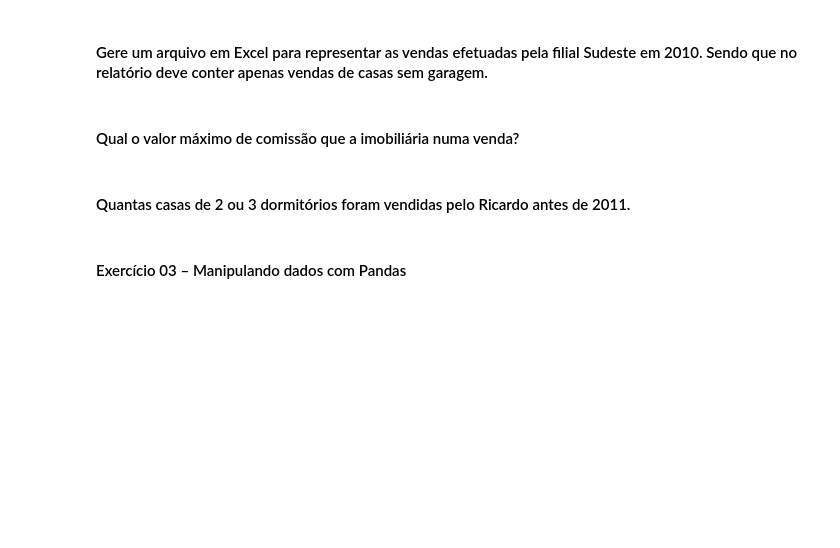
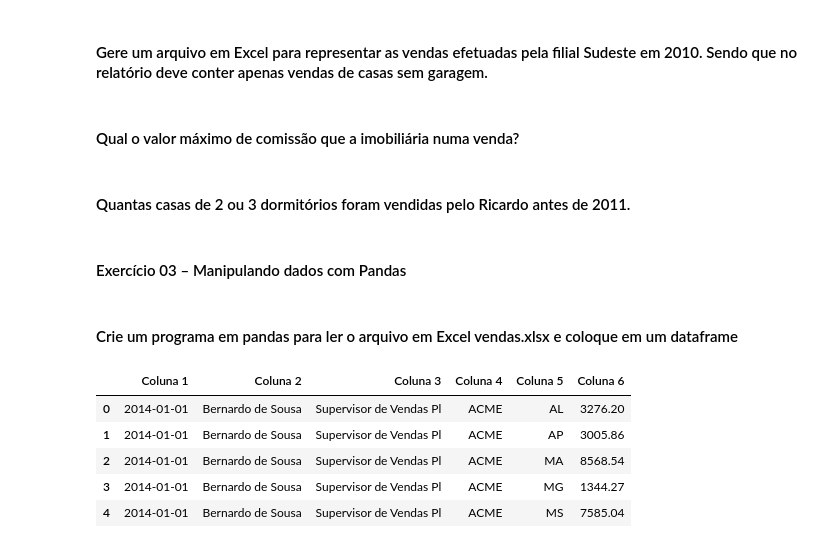
Before and after one commit to carmoemanoel/fundamentos-Big-data-SENAI-Python, a Jupyter notebook: exercícios/lista_05_Exercício.ipynb, the cells around one changed output. Drawn from its saved outputs; the diff is of its cells as text; code cells hidden in the pictures; blank space fills up the shorter version.

Commit message:
Inserindo uma arquivo Vendas.xlsx e iniciando o exercício da lista 05

```diff
--- a/exercícios/lista_05_Exercício.ipynb
+++ b/exercícios/lista_05_Exercício.ipynb
@@ -301,3 +296,23 @@ arquivo_final = 'relatório-vendas-ricardo-2011-2ou3.xlsx'
 df_final.to_excel(caminho_destino + arquivo_final,sheet_name='Ricarso', index=False)
 # %% [markdown]
 #### Exercício 03 – Manipulando dados com Pandas
+# %% [markdown]
+#### Crie um programa em pandas para ler o arquivo em Excel vendas.xlsx e coloque em um dataframe
+# %%
+# importando a biblioteca
+import pandas as pd
+# passando o caminho de onde vem o arquivo
+caminho = 'C:\\fundamentos-Big-data-SENAI-Python\\ArquivosAnálise\\'
+arquivo = 'Vendas.xlsx'
+
+vendas = pd.read_excel(caminho + arquivo,sheet_name='Planilha1')
+
+# Visualizar o cabeçalho do dataframe
+vendas.head()
+# %% [output]
+|  | Coluna 1 | Coluna 2 | Coluna 3 | Coluna 4 | Coluna 5 | Coluna 6 |
+| 0 | 2014-01-01 | Bernardo de Sousa | Supervisor de Vendas Pl | ACME | AL | 3276.20 |
+| 1 | 2014-01-01 | Bernardo de Sousa | Supervisor de Vendas Pl | ACME | AP | 3005.86 |
+| 2 | 2014-01-01 | Bernardo de Sousa | Supervisor de Vendas Pl | ACME | MA | 8568.54 |
+| 3 | 2014-01-01 | Bernardo de Sousa | Supervisor de Vendas Pl | ACME | MG | 1344.27 |
+| 4 | 2014-01-01 | Bernardo de Sousa | Supervisor de Vendas Pl | ACME | MS | 7585.04 |
```
Also changed, not shown: parts of 2 cells of this notebook, 1 other file.
